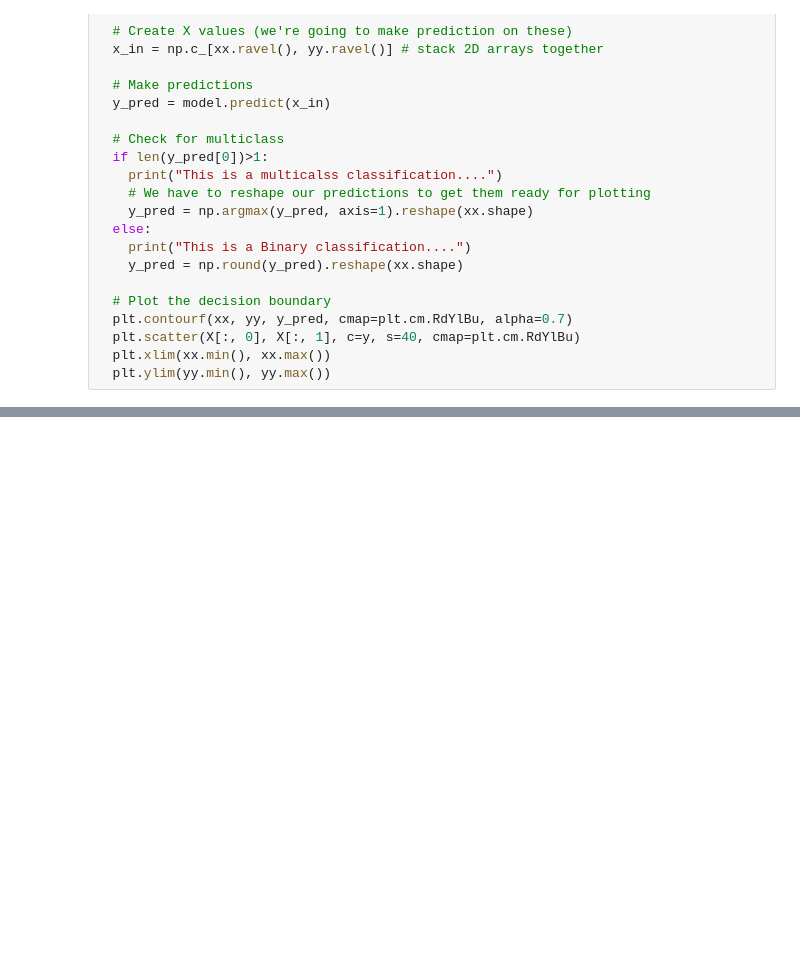
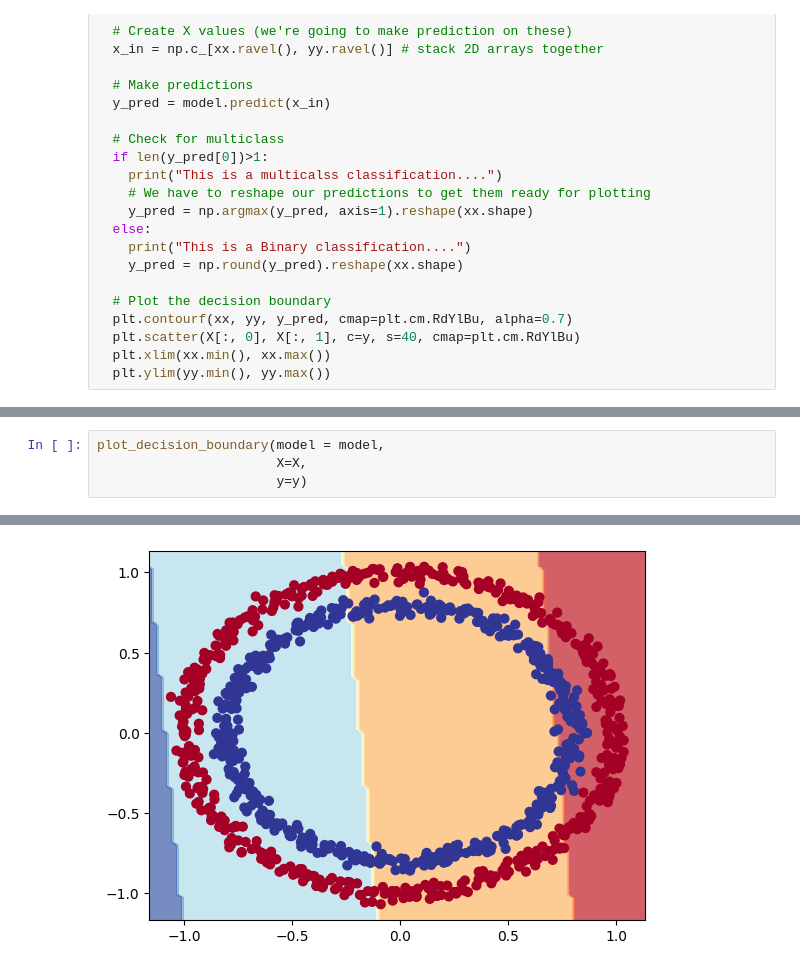
Before and after one commit to danish-khan962/Deep-Learning, a Jupyter notebook: 03_Neural_network_classification_with_tensorflow.ipynb, the cells around one changed output, grey strips where cells are left out. Drawn from its saved outputs; the diff is of its cells as text; blank space fills up the shorter version.

```diff
--- a/03_Neural_network_classification_with_tensorflow.ipynb
+++ b/03_Neural_network_classification_with_tensorflow.ipynb
@@ -281,0 +452,5 @@ This is a Binary classification....
+# %%
+plot_decision_boundary(model = model,
+                       X=X,
+                       y=y)
+# %% [output]
@@ -281,0 +459 @@ This is a Binary classification....
+[figure, added]
```
Also changed, not shown: parts of 20 cells of this notebook.
